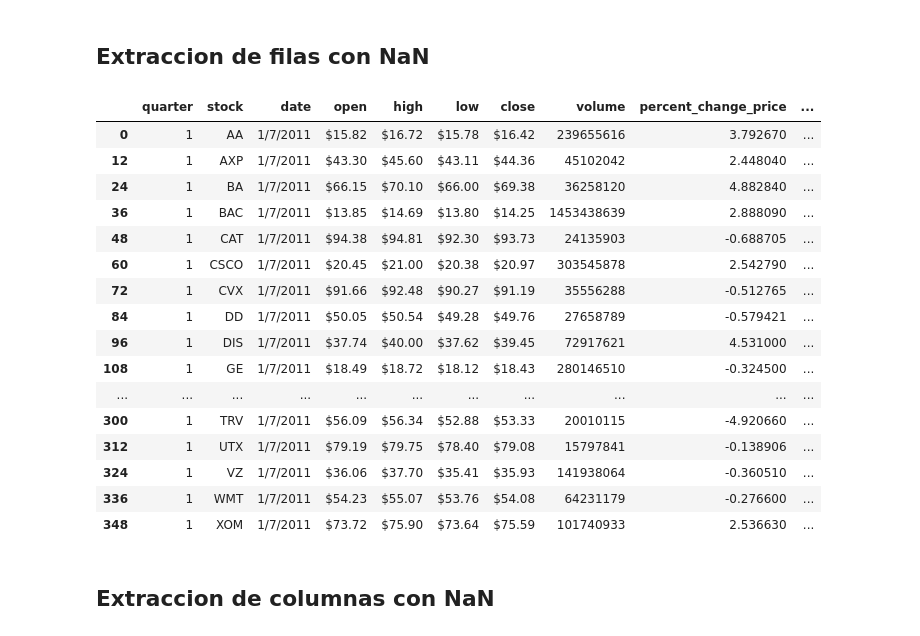
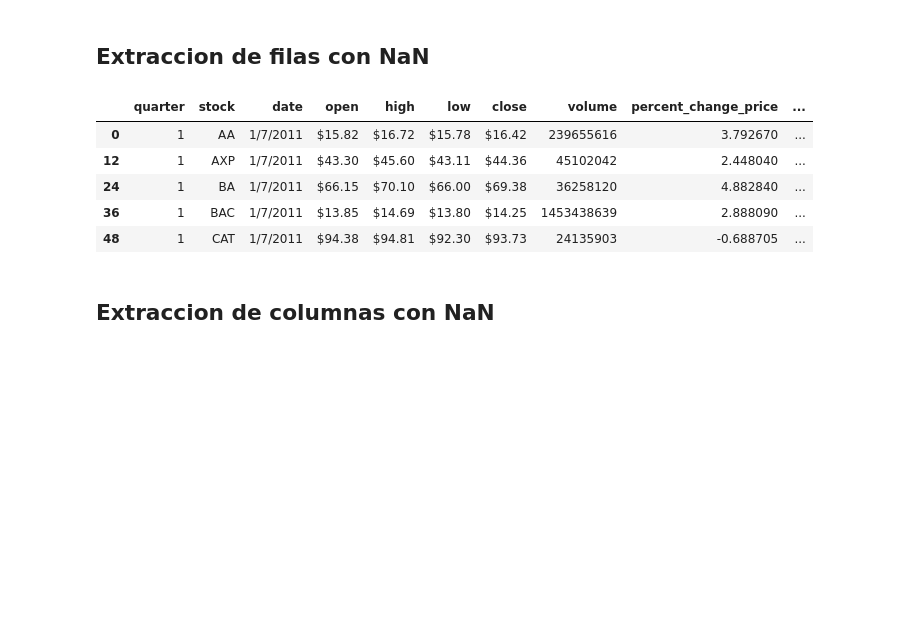
Before and after one commit to Marcostamal/Limpieza-de-datos, a Jupyter notebook: ETL.ipynb, the cells around one changed output. Saved outputs shown, nothing was run; the diff lists cells and outputs as text; code cells hidden in the pictures; blank space fills up the shorter version.

```diff
--- a/ETL.ipynb
+++ b/ETL.ipynb
@@ -103,25 +103,14 @@ dtype: int64
 ## Extraccion de filas con NaN
 # %%
 filas_nan = df[df.isnull().any(1)]
-filas_nan
+filas_nan.head()
 # %% [output]
 |  | quarter | stock | date | open | high | low | close | volume | percent_change_price | ... |
 | 0 | 1 | AA | 1/7/2011 | $15.82 | $16.72 | $15.78 | $16.42 | 239655616 | 3.792670 | ... |
 | 12 | 1 | AXP | 1/7/2011 | $43.30 | $45.60 | $43.11 | $44.36 | 45102042 | 2.448040 | ... |
 | 24 | 1 | BA | 1/7/2011 | $66.15 | $70.10 | $66.00 | $69.38 | 36258120 | 4.882840 | ... |
 | 36 | 1 | BAC | 1/7/2011 | $13.85 | $14.69 | $13.80 | $14.25 | 1453438639 | 2.888090 | ... |
 | 48 | 1 | CAT | 1/7/2011 | $94.38 | $94.81 | $92.30 | $93.73 | 24135903 | -0.688705 | ... |
-| 60 | 1 | CSCO | 1/7/2011 | $20.45 | $21.00 | $20.38 | $20.97 | 303545878 | 2.542790 | ... |
-| 72 | 1 | CVX | 1/7/2011 | $91.66 | $92.48 | $90.27 | $91.19 | 35556288 | -0.512765 | ... |
-| 84 | 1 | DD | 1/7/2011 | $50.05 | $50.54 | $49.28 | $49.76 | 27658789 | -0.579421 | ... |
-| 96 | 1 | DIS | 1/7/2011 | $37.74 | $40.00 | $37.62 | $39.45 | 72917621 | 4.531000 | ... |
-| 108 | 1 | GE | 1/7/2011 | $18.49 | $18.72 | $18.12 | $18.43 | 280146510 | -0.324500 | ... |
-| ... | ... | ... | ... | ... | ... | ... | ... | ... | ... | ... |
-| 300 | 1 | TRV | 1/7/2011 | $56.09 | $56.34 | $52.88 | $53.33 | 20010115 | -4.920660 | ... |
-| 312 | 1 | UTX | 1/7/2011 | $79.19 | $79.75 | $78.40 | $79.08 | 15797841 | -0.138906 | ... |
-| 324 | 1 | VZ | 1/7/2011 | $36.06 | $37.70 | $35.41 | $35.93 | 141938064 | -0.360510 | ... |
-| 336 | 1 | WMT | 1/7/2011 | $54.23 | $55.07 | $53.76 | $54.08 | 64231179 | -0.276600 | ... |
-| 348 | 1 | XOM | 1/7/2011 | $73.72 | $75.90 | $73.64 | $75.59 | 101740933 | 2.536630 | ... |
 # %% [markdown]
 ## Extraccion de columnas con NaN
 # %%
```
Also changed, not shown: parts of 20 cells of this notebook.
